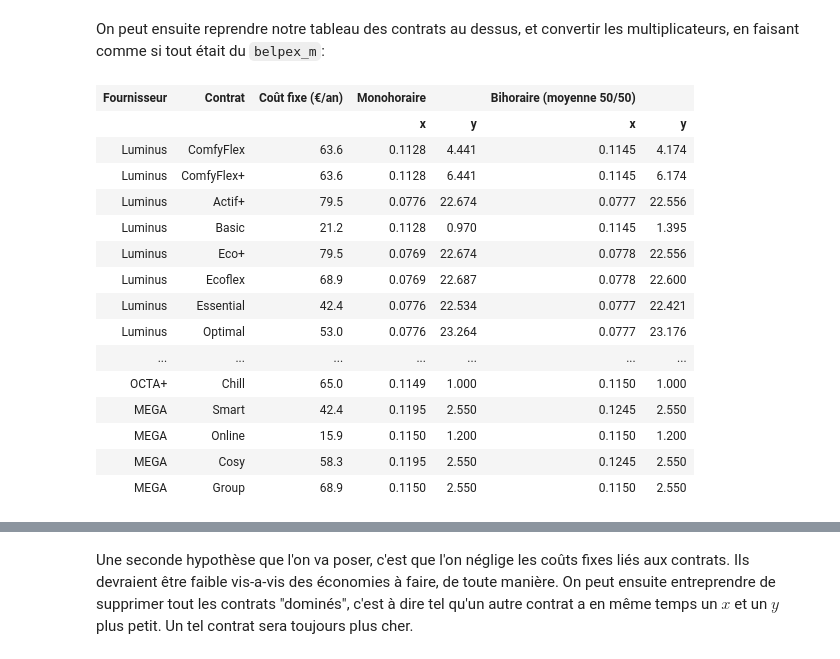
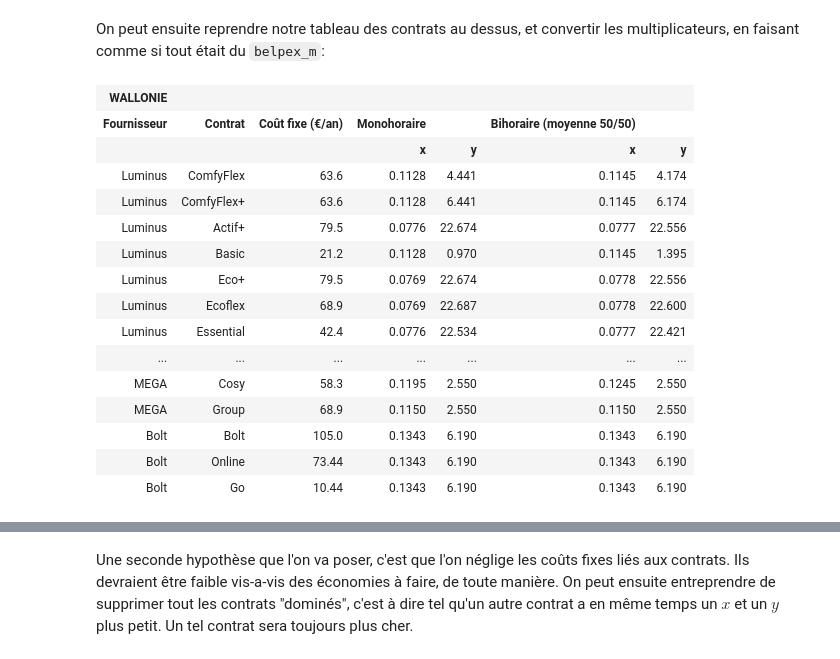
Before and after one commit to GuillaumeDerval/guillaumederval.github.io-old, a Jupyter notebook: contrats_elec.ipynb, the cells around one changed output, grey strips where cells are left out. Drawn from its saved outputs; the diff is of its cells as text; code cells hidden in the pictures.

```diff
--- a/contrats_elec.ipynb
+++ b/contrats_elec.ipynb
@@ -370,6 +429,7 @@ table_out = """
     <tr>
         <th rowspan="2">Fournisseur</th>
         <th rowspan="2">Contrat</th>
+        <th rowspan="2">Dispo</th>
         <th rowspan="2">Coût fixe (€/an)</th>
         <th rowspan="2">Indice</th>
         <th colspan="2" class="mono">Monohoraire<br>☀️/🌙</th>
@@ -394,6 +454,7 @@ for contract in contracts:
     <tr>
         <td>{contract.company}</td>
         <td>{contract.name}</td>
+        <td>{ {(True, True): 'WA+BXL', (True, False): 'WA', (False, True): 'BXL' }[(contract.dispo_wa, contract.dispo_bxl)] }</td>
         <td>{contract.annual}</td>
         <td>{contract.index}</td>
         <td class="mono val">{contract.mono[0]:0.4f}</td>
@@ -438,6 +499,7 @@ table_out = """
     <tr>
         <th rowspan="2">Fournisseur</th>
         <th rowspan="2">Contrat</th>
+        <th rowspan="2">Dispo</th>
         <th rowspan="2">Coût fixe (€/an)</th>
         <th rowspan="2">Indice</th>
         <th colspan="2" class="mono">Monohoraire</th>
@@ -456,6 +518,7 @@ for contract in contracts:
     <tr>
         <td>{contract.company}</td>
         <td>{contract.name}</td>
+        <td>{ {(True, True): 'WA+BXL', (True, False): 'WA', (False, True): 'BXL' }[(contract.dispo_wa, contract.dispo_bxl)] }</td>
         <td>{contract.annual}</td>
         <td>{contract.index}</td>
         <td class="mono val">{contract.mono[0]:0.4f}</td>
@@ -902,48 +965,56 @@ Indice            Pourcentage de différence avec belpex, moyenne
 # %% [markdown]
 On peut ensuite reprendre notre tableau des contrats au dessus, et convertir les multiplicateurs, en faisant comme si tout était du `belpex_m`:
 # %%
-simplified_contracts = [
-    x._replace(index="belpex_m",
-              mono=(x.mono[0]*(100.+indexes_coefs[x.index])/100, x.mono[1]),
-              day=(x.day[0]*(100.+indexes_coefs[x.index])/100, x.day[1]),
-              night=(x.night[0]*(100.+indexes_coefs[x.index])/100, x.night[1]),
-              excl_night=(x.excl_night[0]*(100.+indexes_coefs[x.index])/100, x.excl_night[1]))
-    for x in contracts
-]
+def simplify_contracts(name, contracts):
+    simplified_contracts = [
+        x._replace(index="belpex_m",
+                  mono=(x.mono[0]*(100.+indexes_coefs[x.index])/100, x.mono[1]),
+                  day=(x.day[0]*(100.+indexes_coefs[x.index])/100, x.day[1]),
+                  night=(x.night[0]*(100.+indexes_coefs[x.index])/100, x.night[1]),
+                  excl_night=(x.excl_night[0]*(100.+indexes_coefs[x.index])/100, x.excl_night[1]))
+        for x in contracts
+    ]
 
-table_out = """
-<table class='contracts_table'>
-    <tr>
-        <th rowspan="2">Fournisseur</th>
-        <th rowspan="2">Contrat</th>
-        <th rowspan="2">Coût fixe (€/an)</th>
-        <th colspan="2" class="mono">Monohoraire</th>
-        <th colspan="2" class="day">Bihoraire (moyenne 50/50)</th>
-    </tr>
-    <tr>
-        <th class="mono">x</th>
-        <th class="mono">y</th>
-        <th class="day">x</th>
-        <th class="day">y</th>
-    </tr>
-"""
+    table_out = f"""
+    <table class='contracts_table'>
+        <tr>
+            <th colspan="7">{name}</th>
+        </tr>
+        <tr>
+            <th rowspan="2">Fournisseur</th>
+            <th rowspan="2">Contrat</th>
+            <th rowspan="2">Coût fixe (€/an)</th>
+            <th colspan="2" class="mono">Monohoraire</th>
+            <th colspan="2" class="day">Bihoraire (moyenne 50/50)</th>
+        </tr>
+        <tr>
+            <th class="mono">x</th>
+            <th class="mono">y</th>
+            <th class="day">x</th>
+            <th class="day">y</th>
+        </tr>
+    """
 
-for contract in simplified_contracts:
-    table_out += f"""
-    <tr>
-        <td>{contract.company}</td>
-        <td>{contract.name}</td>
-        <td>{contract.annual}</td>
-        <td class="mono val">{contract.mono[0]:0.4f}</td>
-        <td class="mono val">{contract.mono[1]:0.3f}</td>
-        <td class="day val">{(contract.day[0]+contract.night[0])/2:0.4f}</td>
-        <td class="day val">{(contract.day[1]+contract.night[1])/2:0.3f}</td>
-    </tr>
-    """
-table_out += """</table>"""
+    for contract in simplified_contracts:
+        table_out += f"""
+        <tr>
+            <td>{contract.company}</td>
+            <td>{contract.name}</td>
+            <td>{contract.annual}</td>
+            <td class="mono val">{contract.mono[0]:0.4f}</td>
+            <td class="mono val">{contract.mono[1]:0.3f}</td>
+            <td class="day val">{(contract.day[0]+contract.night[0])/2:0.4f}</td>
+            <td class="day val">{(contract.day[1]+contract.night[1])/2:0.3f}</td>
+        </tr>
+        """
+    table_out += """</table>"""
 
-HTML(table_out)
+    return simplified_contracts, HTML(table_out)
+
+simplified_contracts_wa, out = simplify_contracts("WALLONIE", [x for x in contracts if x.dispo_wa])
+out
 # %% [output]
+| WALLONIE |  |  |  |  |  |  |
 | Fournisseur | Contrat | Coût fixe (€/an) | Monohoraire |  | Bihoraire (moyenne 50/50) |  |
 |  |  |  | x | y | x | y |
 | Luminus | ComfyFlex | 63.6 | 0.1128 | 4.441 | 0.1145 | 4.174 |
@@ -953,10 +1024,9 @@ HTML(table_out)
 | Luminus | Eco+ | 79.5 | 0.0769 | 22.674 | 0.0778 | 22.556 |
 | Luminus | Ecoflex | 68.9 | 0.0769 | 22.687 | 0.0778 | 22.600 |
 | Luminus | Essential | 42.4 | 0.0776 | 22.534 | 0.0777 | 22.421 |
-| Luminus | Optimal | 53.0 | 0.0776 | 23.264 | 0.0777 | 23.176 |
 | ... | ... | ... | ... | ... | ... | ... |
-| OCTA+ | Chill | 65.0 | 0.1149 | 1.000 | 0.1150 | 1.000 |
-| MEGA | Smart | 42.4 | 0.1195 | 2.550 | 0.1245 | 2.550 |
-| MEGA | Online | 15.9 | 0.1150 | 1.200 | 0.1150 | 1.200 |
 | MEGA | Cosy | 58.3 | 0.1195 | 2.550 | 0.1245 | 2.550 |
 | MEGA | Group | 68.9 | 0.1150 | 2.550 | 0.1150 | 2.550 |
+| Bolt | Bolt | 105.0 | 0.1343 | 6.190 | 0.1343 | 6.190 |
+| Bolt | Online | 73.44 | 0.1343 | 6.190 | 0.1343 | 6.190 |
+| Bolt | Go | 10.44 | 0.1343 | 6.190 | 0.1343 | 6.190 |
```
Also changed, not shown: parts of 15 cells of this notebook, 1 other file.
